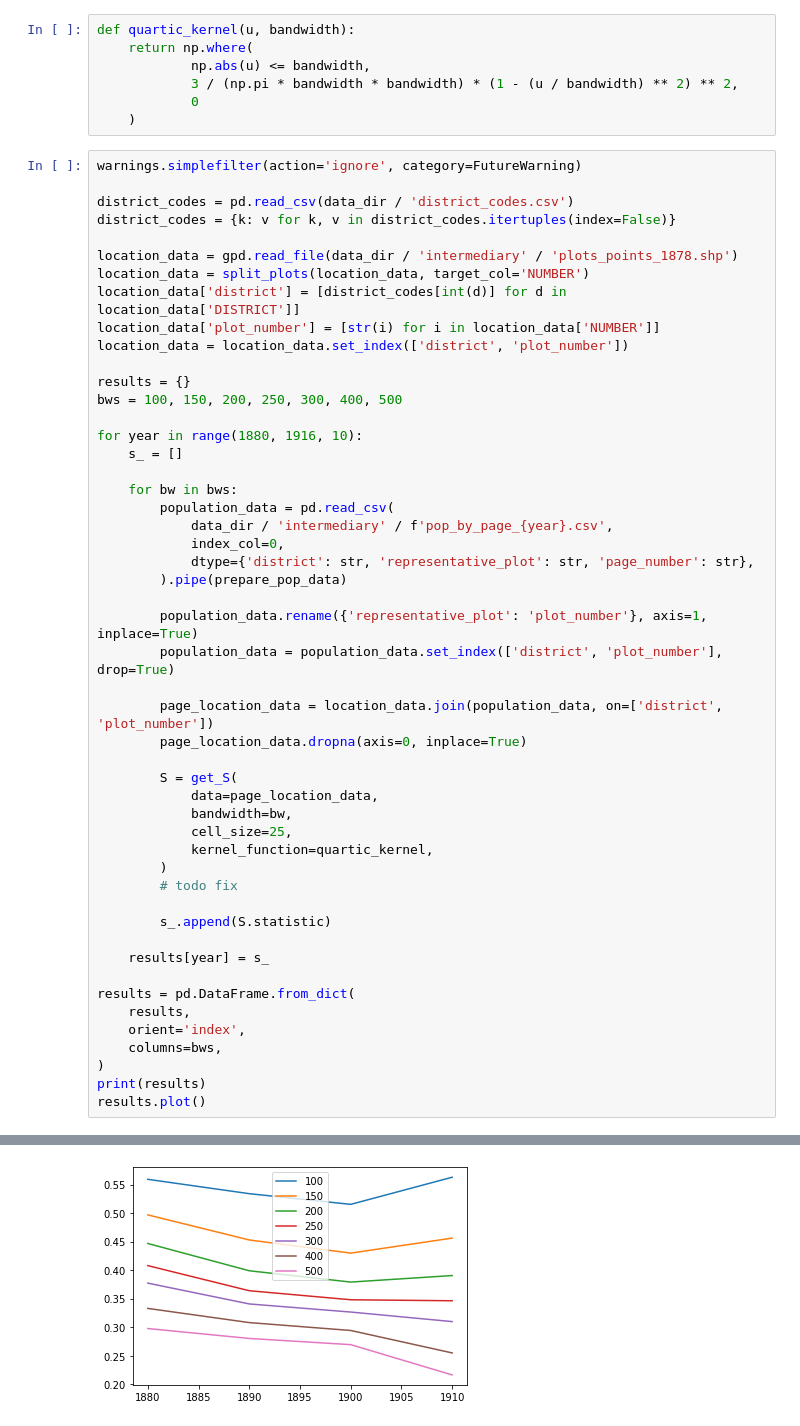
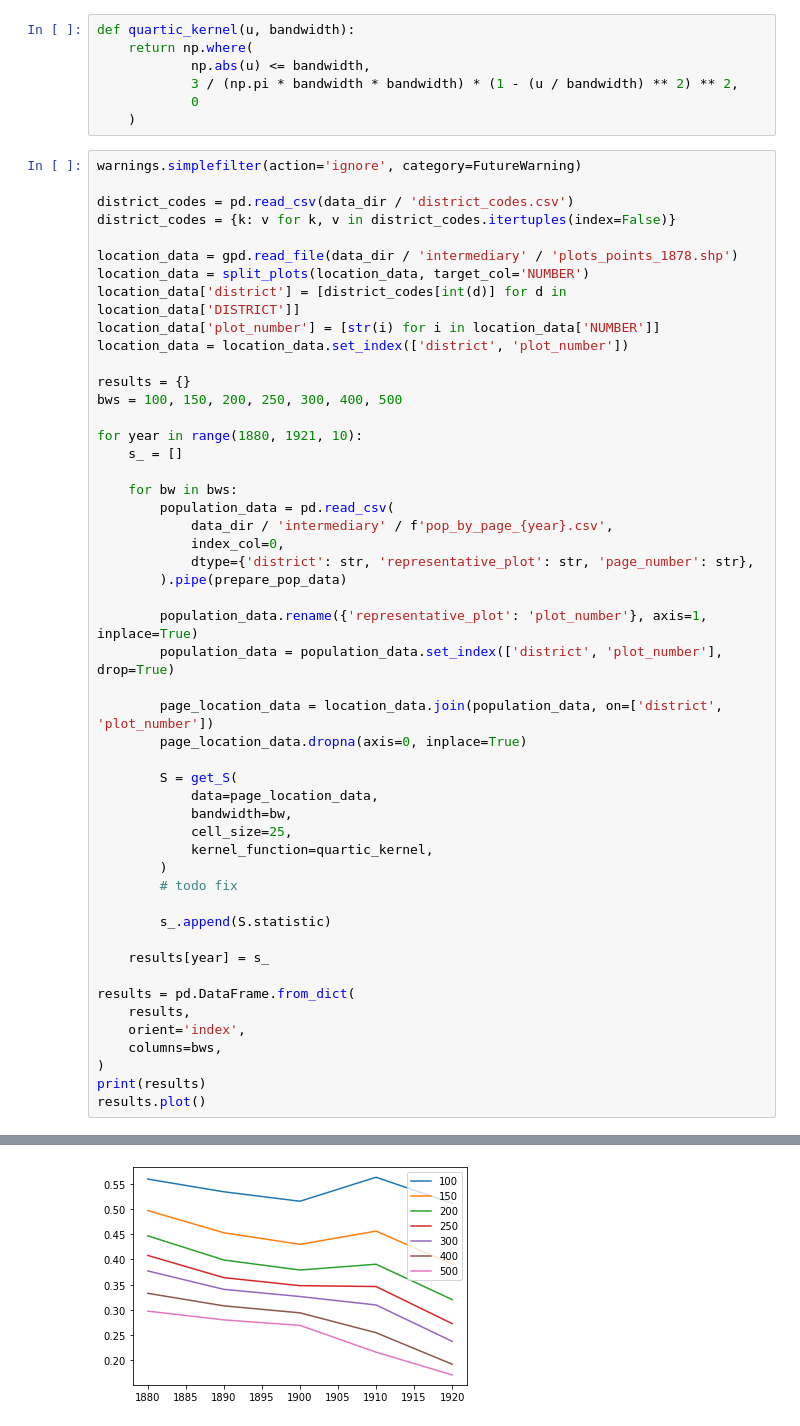
Before and after one commit to AnttiHaerkoenen/spatial_segregation, a Jupyter notebook: notebooks/segregation_change_1880-1915.ipynb, the cells around one changed output, grey strips where cells are left out. Drawn from its saved outputs; the diff is of its cells as text.

```diff
--- a/notebooks/segregation_change_1880-1915.ipynb
+++ b/notebooks/segregation_change_1880-1915.ipynb
@@ -188,7 +188,7 @@ location_data = location_data.set_index(['district', 'plot_number'])
 results = {}
 bws = 100, 150, 200, 250, 300, 400, 500
 
-for year in range(1880, 1916, 10):
+for year in range(1880, 1921, 10):
     s_ = []
 
     for bw in bws:
@@ -232,2 +233,2 @@ results.plot()
 <AxesSubplot:>
-[figure, old version]
+[figure, new version]
```
Also changed, not shown: parts of 1 cell of this notebook, 3 other files.
